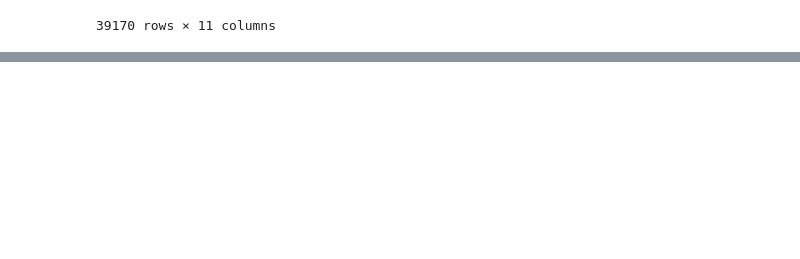
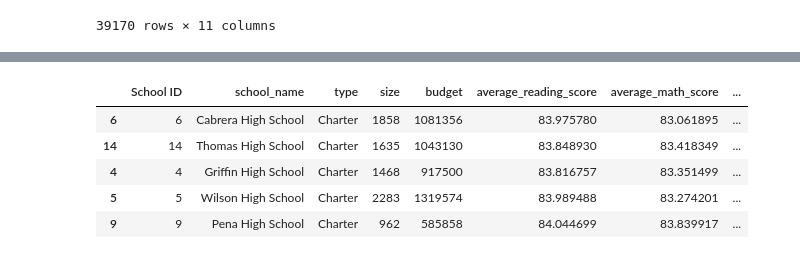
Before and after one commit to J-Schea29/Pandas-Challenge, a Jupyter notebook: Untitled.ipynb, the cells around one changed output, grey strips where cells are left out. Cells and saved outputs as stored; diff of their text form; code cells hidden in the pictures; blank space fills up the shorter version.

```diff
--- a/Untitled.ipynb
+++ b/Untitled.ipynb
@@ -157,0 +224,11 @@ Percentage of Students passing: 39.198366096502426%
+# %%
+#3 Top 5 Performing Schools (By % Overall Passing)
+top5 = merged_data2.sort_values("% Passed", ascending=False).head(5)
+top5
+# %% [output]
+|  | School ID | school_name | type | size | budget | average_reading_score | average_math_score | ... |
+| 6 | 6 | Cabrera High School | Charter | 1858 | 1081356 | 83.975780 | 83.061895 | ... |
+| 14 | 14 | Thomas High School | Charter | 1635 | 1043130 | 83.848930 | 83.418349 | ... |
+| 4 | 4 | Griffin High School | Charter | 1468 | 917500 | 83.816757 | 83.351499 | ... |
+| 5 | 5 | Wilson High School | Charter | 2283 | 1319574 | 83.989488 | 83.274201 | ... |
+| 9 | 9 | Pena High School | Charter | 962 | 585858 | 84.044699 | 83.839917 | ... |
```
Also changed, not shown: parts of 8 cells of this notebook.
